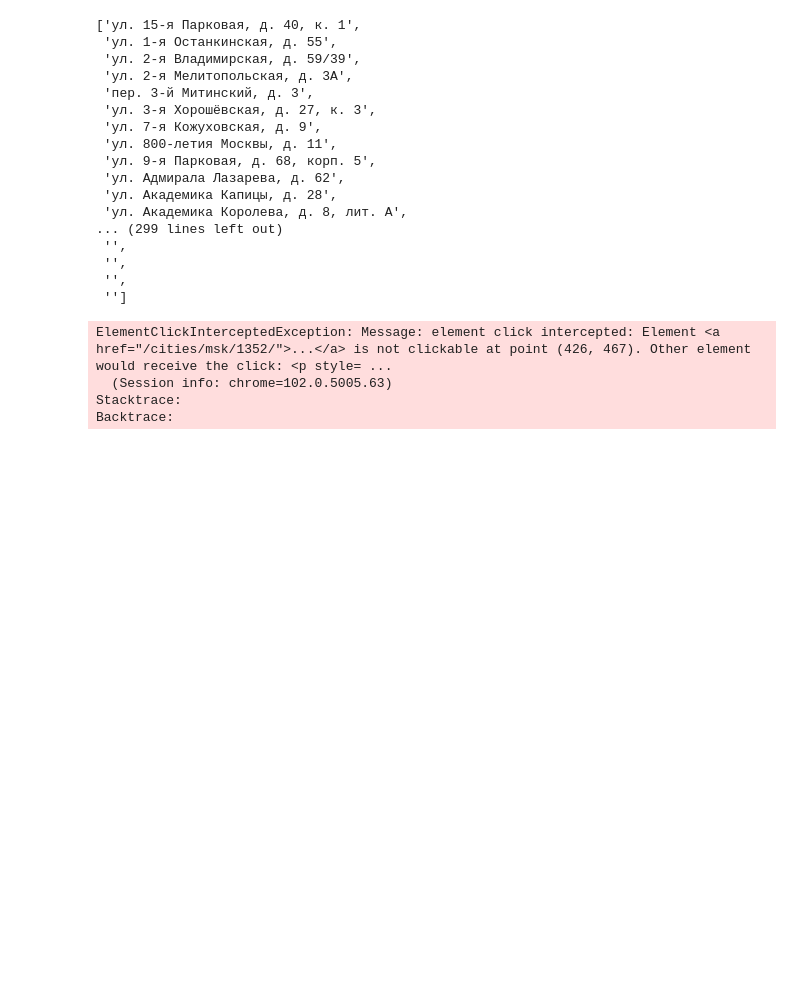
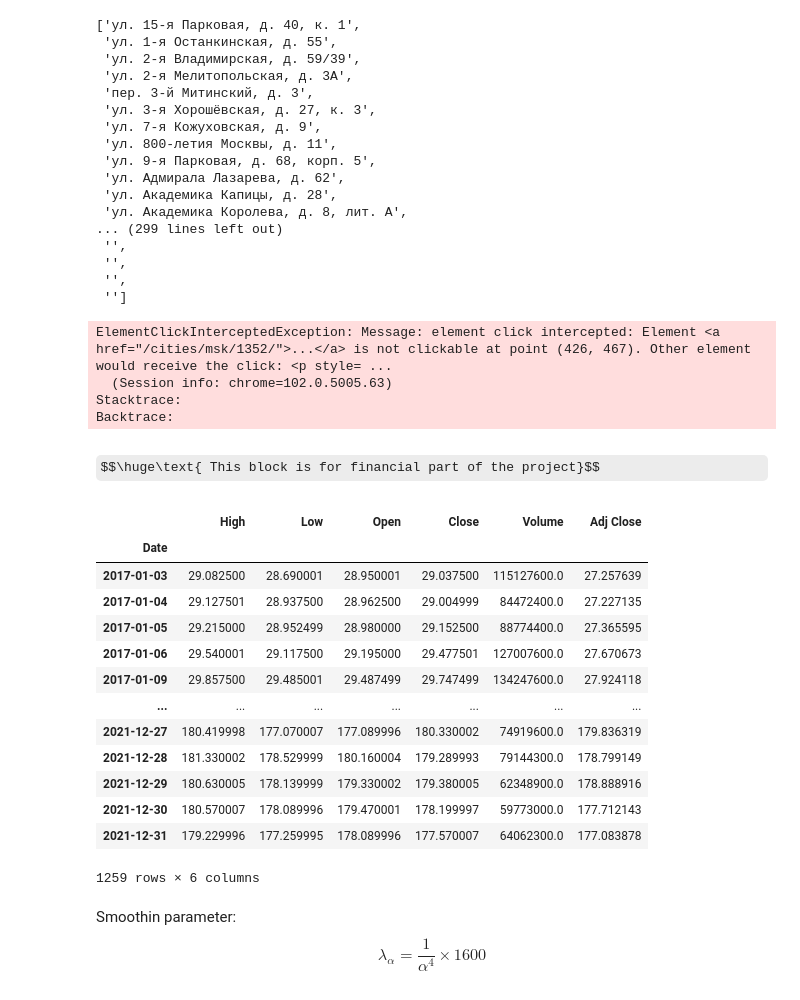
Before and after one commit to BAEstudent/Final_Project, a Jupyter notebook: DS_Final_Project.ipynb, the cells around one changed output. Cells and saved outputs as stored; diff of their text form; code cells hidden in the pictures; some formulas as TeX source; blank space fills up the shorter version.

```diff
--- a/DS_Final_Project.ipynb
+++ b/DS_Final_Project.ipynb
@@ -55,3 +75,5 @@ ElementClickInterceptedException: Message: element click intercepted: Element <a
   (Session info: chrome=102.0.5005.63)
 Stacktrace:
 Backtrace:
+# %% [markdown]
+$$\huge\text{ This block is for financial part of the project}$$
@@ -57,0 +84,22 @@ Backtrace:
+# %%
+start_date = datetime.datetime(2017, 1, 1)
+end_date = datetime.datetime(2021, 12, 31)
+# %%
+AAPL = get_data.get_data_yahoo("AAPL", start_date, end_date)
+# %%
+AAPL
+# %% [output]
+|  | High | Low | Open | Close | Volume | Adj Close |
+| Date |  |  |  |  |  |  |
+| 2017-01-03 | 29.082500 | 28.690001 | 28.950001 | 29.037500 | 115127600.0 | 27.257639 |
+| 2017-01-04 | 29.127501 | 28.937500 | 28.962500 | 29.004999 | 84472400.0 | 27.227135 |
+| 2017-01-05 | 29.215000 | 28.952499 | 28.980000 | 29.152500 | 88774400.0 | 27.365595 |
+| 2017-01-06 | 29.540001 | 29.117500 | 29.195000 | 29.477501 | 127007600.0 | 27.670673 |
+| 2017-01-09 | 29.857500 | 29.485001 | 29.487499 | 29.747499 | 134247600.0 | 27.924118 |
+| ... | ... | ... | ... | ... | ... | ... |
+| 2021-12-27 | 180.419998 | 177.070007 | 177.089996 | 180.330002 | 74919600.0 | 179.836319 |
+| 2021-12-28 | 181.330002 | 178.529999 | 180.160004 | 179.289993 | 79144300.0 | 178.799149 |
+| 2021-12-29 | 180.630005 | 178.139999 | 179.330002 | 179.380005 | 62348900.0 | 178.888916 |
+| 2021-12-30 | 180.570007 | 178.089996 | 179.470001 | 178.199997 | 59773000.0 | 177.712143 |
+| 2021-12-31 | 179.229996 | 177.259995 | 178.089996 | 177.570007 | 64062300.0 | 177.083878 |
+1259 rows × 6 columns
@@ -57,0 +113,3 @@ Backtrace:
+# %% [markdown]
+Smoothin parameter:
+$$\lambda_\alpha = \frac{1}{\alpha^4}\times1600$$
```
Also changed, not shown: parts of 14 cells of this notebook.
